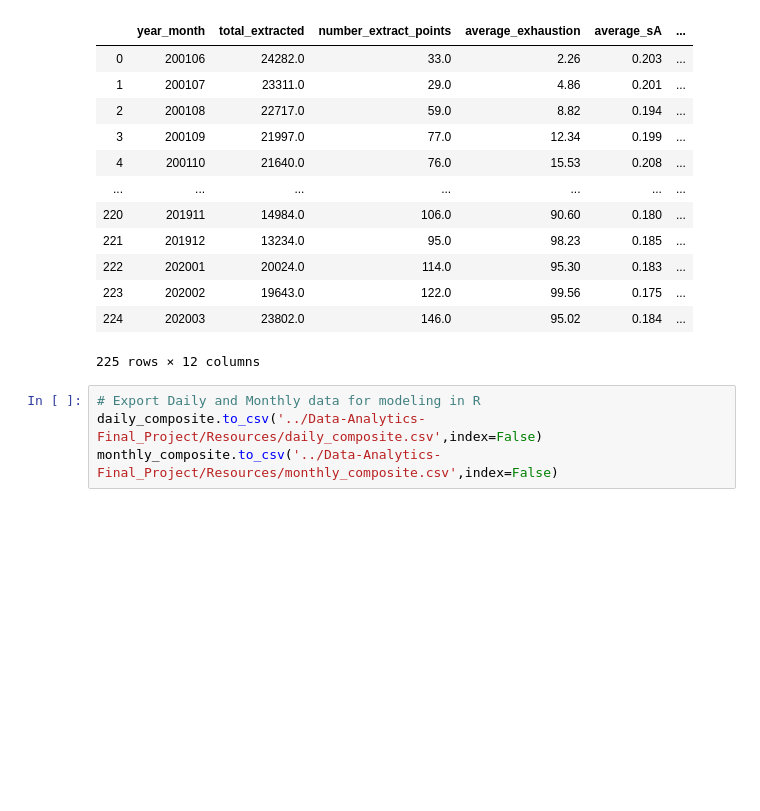
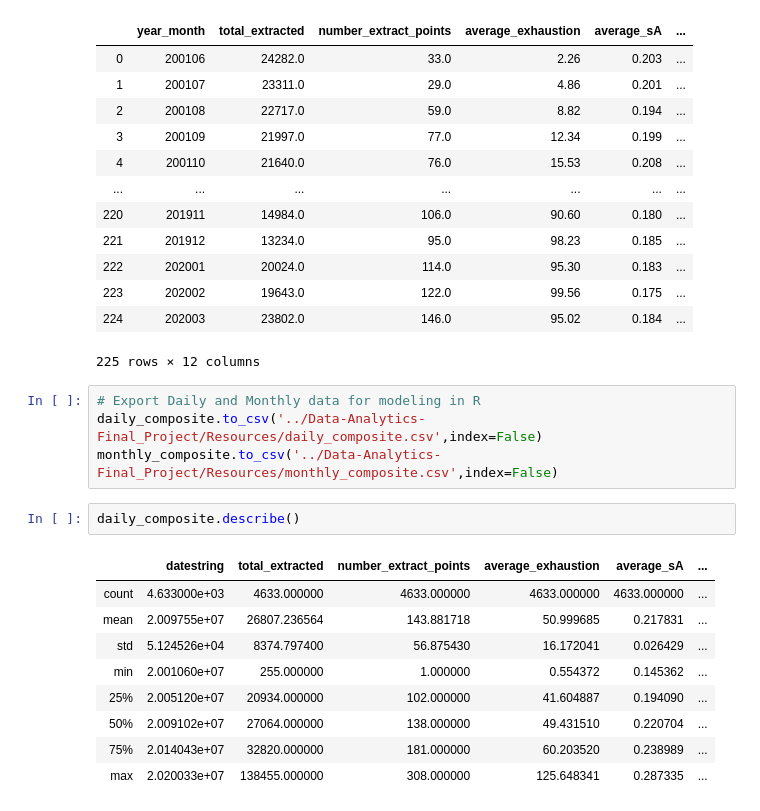
Before and after one commit to ngoodweiler/Data-Analytics-Final_Project, a Jupyter notebook: exhist.ipynb, the cells around one changed output. Saved outputs shown, nothing was run; the diff lists cells and outputs as text; blank space fills up the shorter version.

```diff
--- a/exhist.ipynb
+++ b/exhist.ipynb
@@ -362,3 +362,15 @@ monthly_composite
 # Export Daily and Monthly data for modeling in R
 daily_composite.to_csv('../Data-Analytics-Final_Project/Resources/daily_composite.csv',index=False)
 monthly_composite.to_csv('../Data-Analytics-Final_Project/Resources/monthly_composite.csv',index=False)
+# %%
+daily_composite.describe()
+# %% [output]
+|  | datestring | total_extracted | number_extract_points | average_exhaustion | average_sA | ... |
+| count | 4.633000e+03 | 4633.000000 | 4633.000000 | 4633.000000 | 4633.000000 | ... |
+| mean | 2.009755e+07 | 26807.236564 | 143.881718 | 50.999685 | 0.217831 | ... |
+| std | 5.124526e+04 | 8374.797400 | 56.875430 | 16.172041 | 0.026429 | ... |
+| min | 2.001060e+07 | 255.000000 | 1.000000 | 0.554372 | 0.145362 | ... |
+| 25% | 2.005120e+07 | 20934.000000 | 102.000000 | 41.604887 | 0.194090 | ... |
+| 50% | 2.009102e+07 | 27064.000000 | 138.000000 | 49.431510 | 0.220704 | ... |
+| 75% | 2.014043e+07 | 32820.000000 | 181.000000 | 60.203520 | 0.238989 | ... |
+| max | 2.020033e+07 | 138455.000000 | 308.000000 | 125.648341 | 0.287335 | ... |
```
Also changed, not shown: 4 other files.
